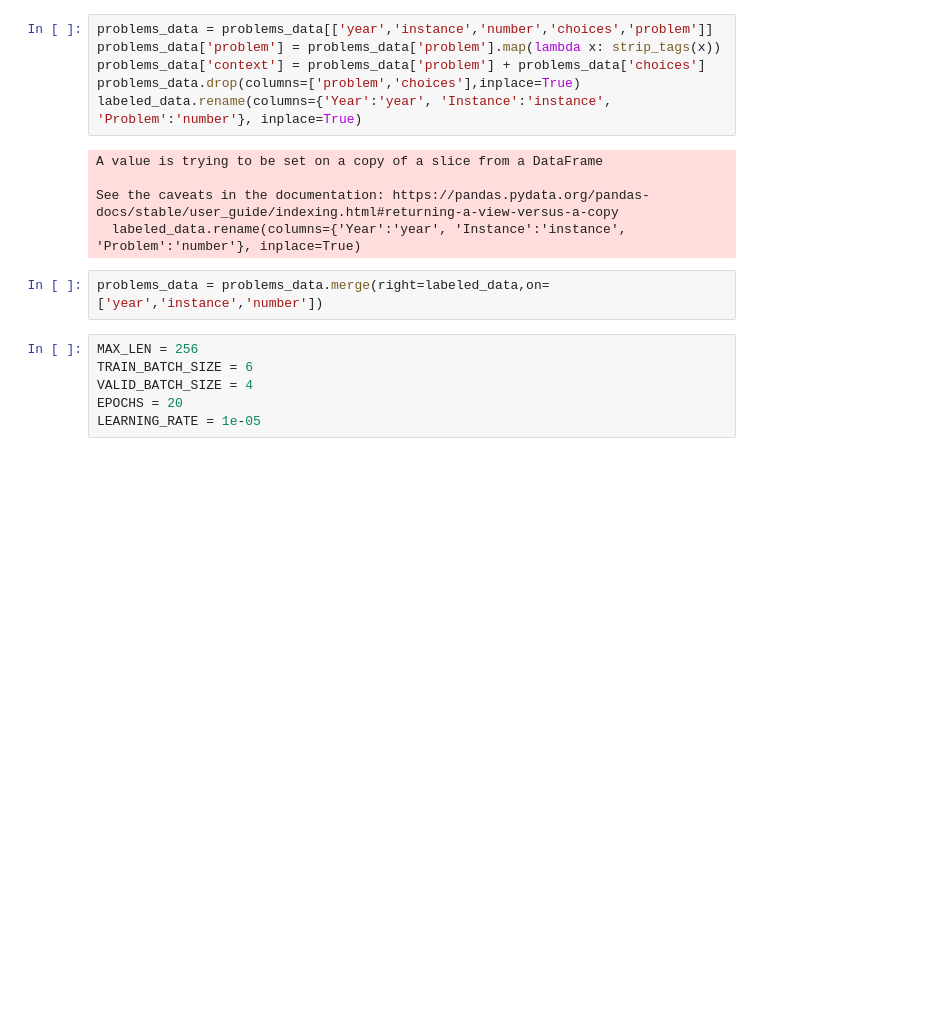
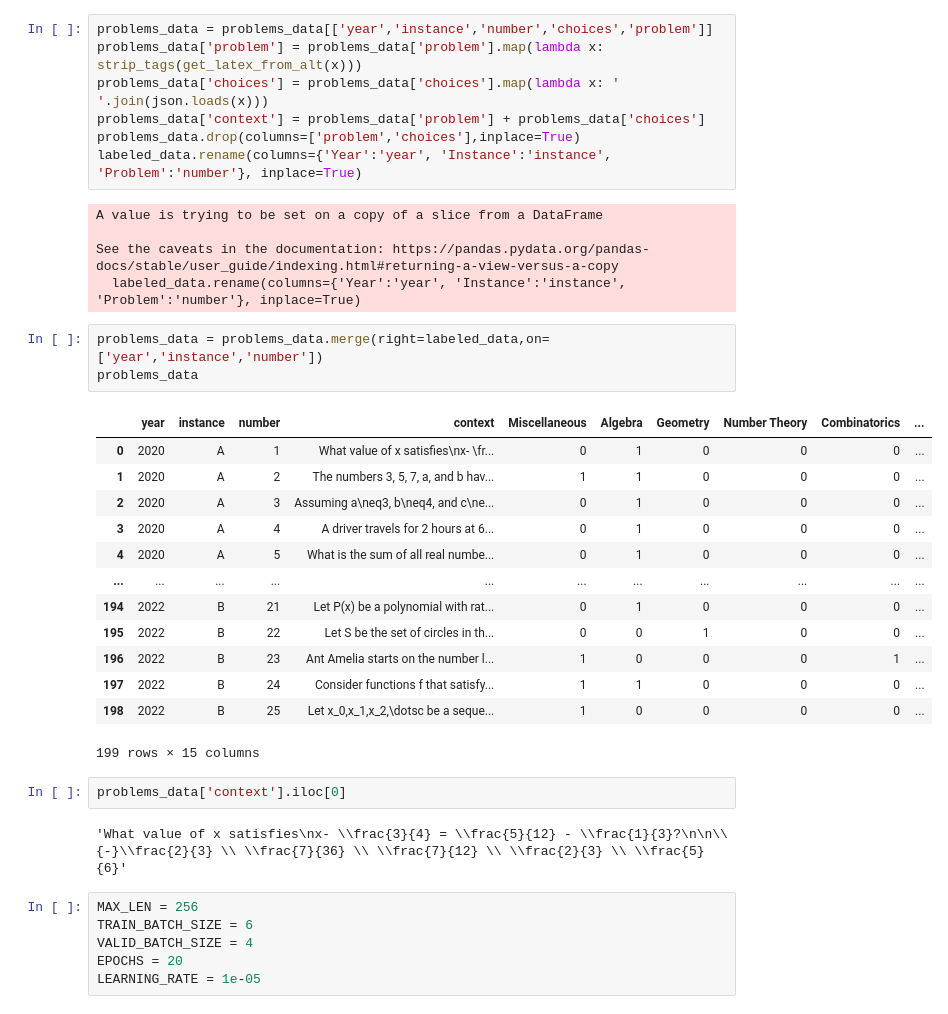
Before and after one commit to iuruoy-shao/training-problems, a Jupyter notebook: hierarchical_classifier.ipynb, the cells around one changed output. Saved outputs shown, nothing was run; the diff lists cells and outputs as text; blank space fills up the shorter version.

```diff
--- a/hierarchical_classifier.ipynb
+++ b/hierarchical_classifier.ipynb
@@ -137,6 +165,7 @@ labeled_data
 # %%
 problems_data = problems_data[['year','instance','number','choices','problem']]
-problems_data['problem'] = problems_data['problem'].map(lambda x: strip_tags(x))
+problems_data['problem'] = problems_data['problem'].map(lambda x: strip_tags(get_latex_from_alt(x)))
+problems_data['choices'] = problems_data['choices'].map(lambda x: ' '.join(json.loads(x)))
 problems_data['context'] = problems_data['problem'] + problems_data['choices']
 problems_data.drop(columns=['problem','choices'],inplace=True)
 labeled_data.rename(columns={'Year':'year', 'Instance':'instance', 'Problem':'number'}, inplace=True)
@@ -147,6 +176,25 @@ See the caveats in the documentation: https://pandas.pydata.org/pandas-docs/stab
   labeled_data.rename(columns={'Year':'year', 'Instance':'instance', 'Problem':'number'}, inplace=True)
 # %%
 problems_data = problems_data.merge(right=labeled_data,on=['year','instance','number'])
+problems_data
+# %% [output]
+|  | year | instance | number | context | Miscellaneous | Algebra | Geometry | Number Theory | Combinatorics | ... |
+| 0 | 2020 | A | 1 | What value of x satisfies\nx- \fr... | 0 | 1 | 0 | 0 | 0 | ... |
+| 1 | 2020 | A | 2 | The numbers 3, 5, 7, a, and b hav... | 1 | 1 | 0 | 0 | 0 | ... |
+| 2 | 2020 | A | 3 | Assuming a\neq3, b\neq4, and c\ne... | 0 | 1 | 0 | 0 | 0 | ... |
+| 3 | 2020 | A | 4 | A driver travels for 2 hours at 6... | 0 | 1 | 0 | 0 | 0 | ... |
+| 4 | 2020 | A | 5 | What is the sum of all real numbe... | 0 | 1 | 0 | 0 | 0 | ... |
+| ... | ... | ... | ... | ... | ... | ... | ... | ... | ... | ... |
+| 194 | 2022 | B | 21 | Let P(x) be a polynomial with rat... | 0 | 1 | 0 | 0 | 0 | ... |
+| 195 | 2022 | B | 22 | Let S be the set of circles in th... | 0 | 0 | 1 | 0 | 0 | ... |
+| 196 | 2022 | B | 23 | Ant Amelia starts on the number l... | 1 | 0 | 0 | 0 | 1 | ... |
+| 197 | 2022 | B | 24 | Consider functions f that satisfy... | 1 | 1 | 0 | 0 | 0 | ... |
+| 198 | 2022 | B | 25 | Let x_0,x_1,x_2,\dotsc be a seque... | 1 | 0 | 0 | 0 | 0 | ... |
+199 rows × 15 columns
+# %%
+problems_data['context'].iloc[0]
+# %% [output]
+'What value of x satisfies\nx- \\frac{3}{4} = \\frac{5}{12} - \\frac{1}{3}?\n\n\\ {-}\\frac{2}{3} \\ \\frac{7}{36} \\ \\frac{7}{12} \\ \\frac{2}{3} \\ \\frac{5}{6}'
 # %%
 MAX_LEN = 256
 TRAIN_BATCH_SIZE = 6
```
Also changed, not shown: parts of 30 cells of this notebook.
